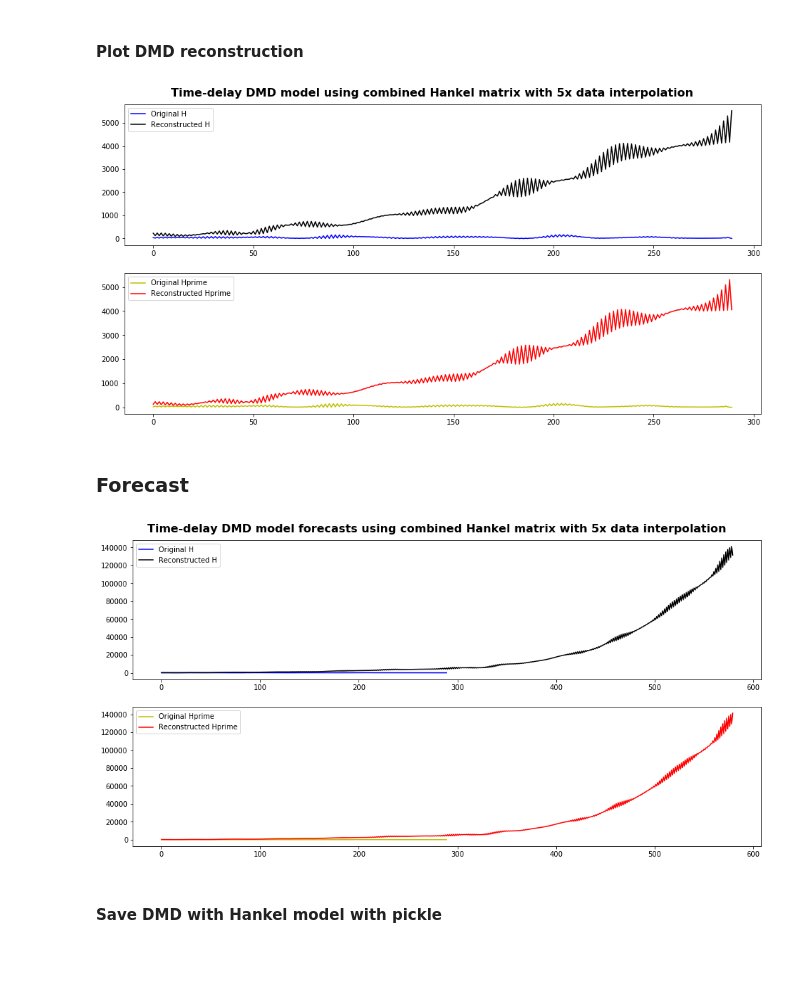
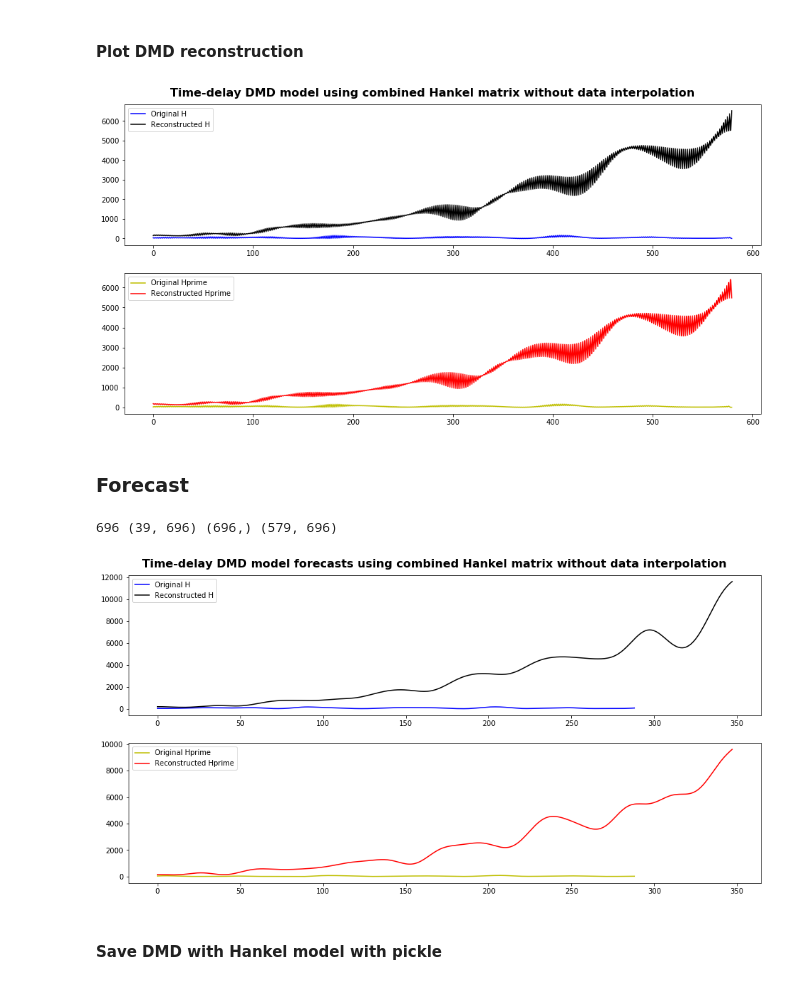
Before and after one commit to jmichellehu/ComplexSystems_AMATH563, a Jupyter notebook: hw2/AMATH563_hw2_Q1_Q2.ipynb, the cells around one changed output. Drawn from its saved outputs; the diff is of its cells as text; code cells hidden in the pictures; blank space fills up the shorter version.

Commit message:
hw2/AMATH563_hw2_Q1_Q2.ipynb: checkpoint, need to re-run and re-save model components

```diff
--- a/hw2/AMATH563_hw2_Q1_Q2.ipynb
+++ b/hw2/AMATH563_hw2_Q1_Q2.ipynb
@@ -418,0 +303,3 @@ print(t, u_modes.shape, time_vector.shape, Xdmd.shape)
+# %%
+t = X.shape[1]
+Xdmd = forecast(Phi, Omega, t, b, r, dt)
@@ -434,39 +323,48 @@ for i in range(0, len(labels)):
     ax[i].plot(Xdmd.T[:, i], style_recon[i], label="Reconstructed " + labels[i])
     ax[i].legend()
 
-plt.suptitle("Time-delay DMD model using combined Hankel matrix with 5x data interpolation",
+plt.suptitle("Time-delay DMD model using combined Hankel matrix without data interpolation",
              y=y_position, fontsize=fontsize, weight=weight);
 # %% [output]
-[figure, old version]
+[figure, new version]
+# %%
+labels=["H", "Hprime"]
+style_og=["b", "y"]
+style_recon=["k-", "r-"]
+
+fig, ax = plt.subplots(2, 1, figsize=(16,8))
+
+for i in range(0, len(labels)):
+    ax[i].plot(X.T[:, i], style_og[i], label=str("Original " + labels[i]))
+    ax[i].plot(Xdmd.T[:, i], style_recon[i], label="Reconstructed " + labels[i])
+    ax[i].legend()
+
+plt.suptitle("Time-delay DMD model using combined Hankel matrix without data interpolation",
+             y=y_position, fontsize=fontsize, weight=weight);
 # %% [markdown]
 ### Forecast
-# %%
-t_forecast = t*2
-
-# As in DMD_intro.m
-u_modes = np.zeros((r, t_forecast))
-time_vector = dt*np.arange(-1, t_forecast-1)
-
-for i in np.arange(0, t_forecast):
-    u_modes[:, i]=b * np.exp(Omega * time_vector[i])
-
-Xdmd = Phi @ u_modes
+# %%
+t_forecast = int(t*1.2)
+
+Xdmd = forecast(Phi, Omega, t_forecast, b, r, dt)
+# %% [output]
+696 (39, 696) (696,) (579, 696)
 # %%
 labels=["H", "Hprime"]
 style_og=["b", "y"]
 style_recon=["k-", "r-"]
 
 fig, ax = plt.subplots(2, 1, figsize=(16,8))
 
 for i in range(0, len(labels)):
-    ax[i].plot(X.T[:, i], style_og[i], label=str("Original " + labels[i]))
-    ax[i].plot(Xdmd.T[:, i], style_recon[i], label="Reconstructed " + labels[i])
+    ax[i].plot(X.T[i][1::2], style_og[i], label=str("Original " + labels[i]))
+    ax[i].plot(Xdmd.T[:,i][1::2], style_recon[i], label="Reconstructed " + labels[i])
     ax[i].legend()
 
-plt.suptitle("Time-delay DMD model forecasts using combined Hankel matrix with 5x data interpolation",
+plt.suptitle("Time-delay DMD model forecasts using combined Hankel matrix without data interpolation",
              y=y_position, fontsize=fontsize, weight=weight);
 # %% [output]
-[figure, old version]
+[figure, new version]
 # %% [markdown]
 #### Save DMD with Hankel model with pickle
 # %%
```
Also changed, not shown: parts of 29 cells of this notebook.
